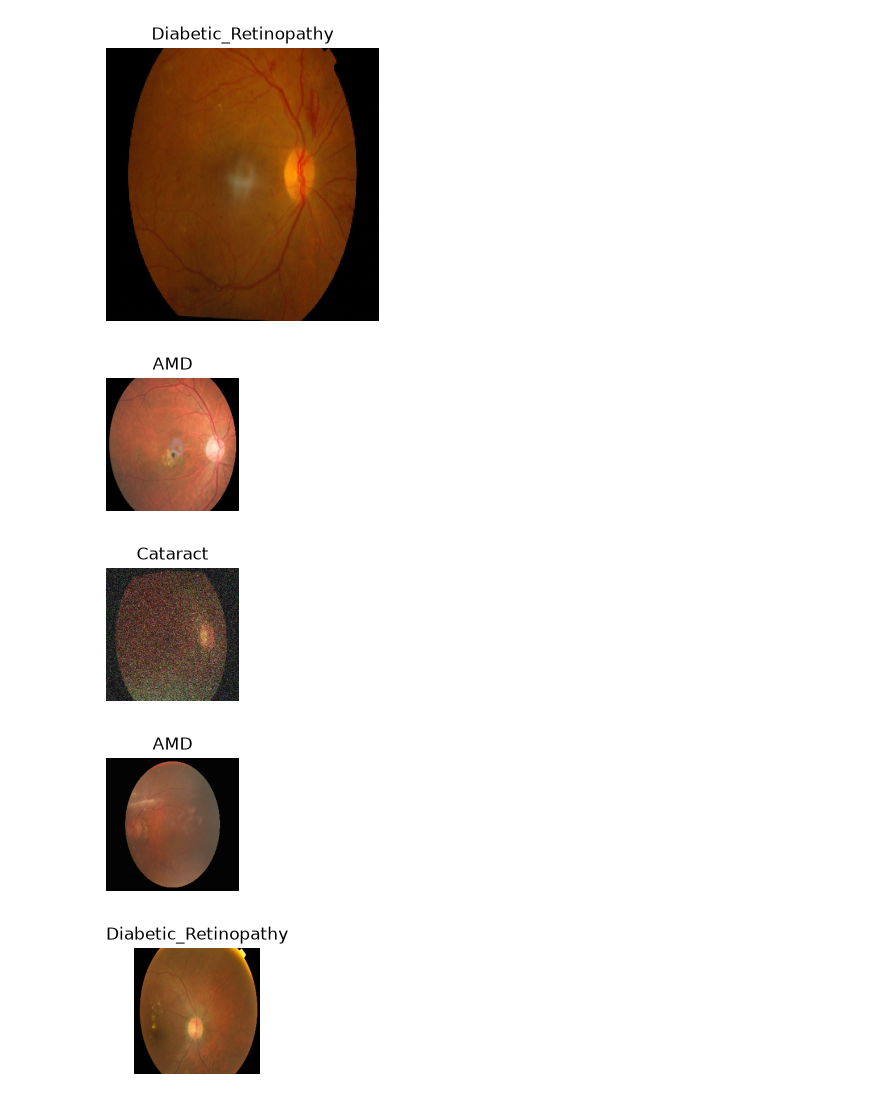
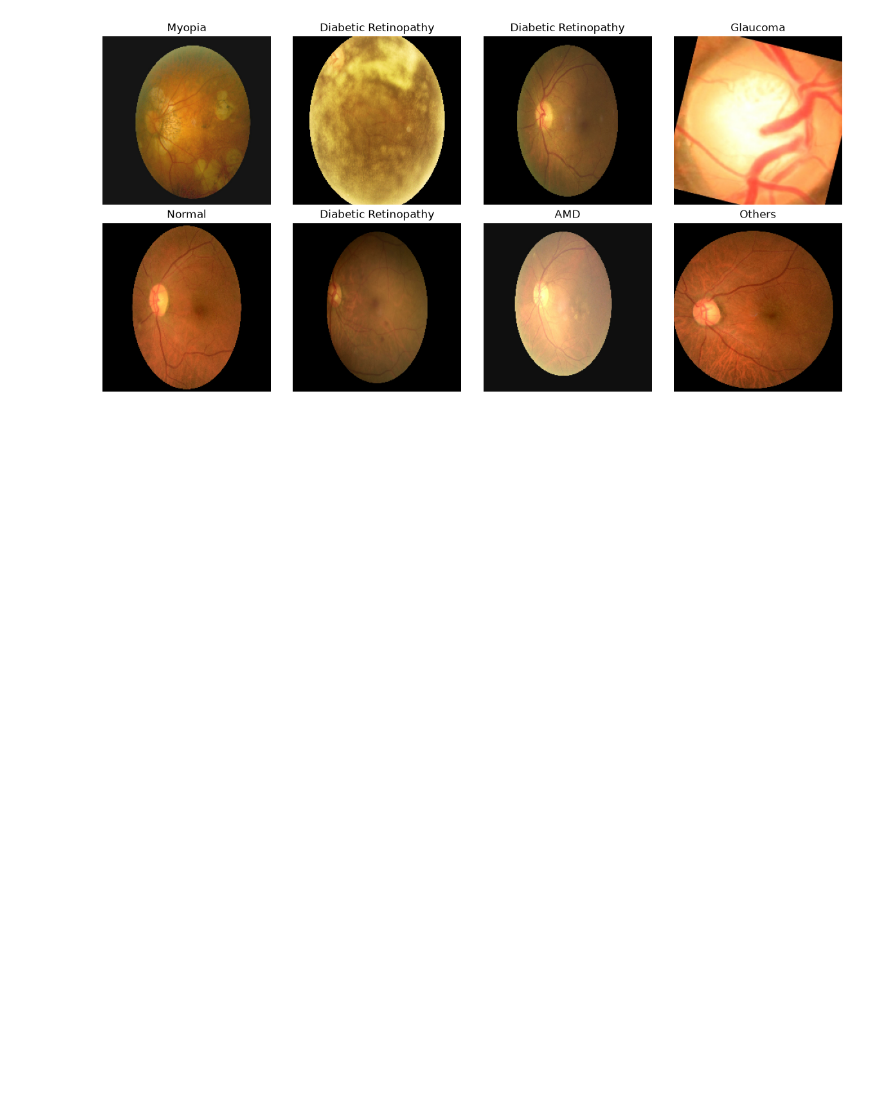
Before and after one commit to mahmoudshoip94/EyeDisease, a Jupyter notebook: models.ipynb, the cells around one changed output. Cells and saved outputs as stored; diff of their text form; code cells hidden in the pictures; blank space fills up the shorter version.

```diff
--- a/models.ipynb
+++ b/models.ipynb
@@ -265,38 +71,33 @@ Pixel maximum: 1.0
+# %%
+# =========================
+# Normalization layer (Rescaling)
+# =========================
+normalization_layer = layers.Rescaling(1./255)
+
+train_ds = train_ds.map(lambda x, y: (normalization_layer(x), y))
+val_ds   = val_ds.map(lambda x, y: (normalization_layer(x), y))
+test_ds  = test_ds.map(lambda x, y: (normalization_layer(x), y))
+
+# =========================
+# Performance tuning
+# =========================
+AUTOTUNE = tf.data.AUTOTUNE
+
+train_ds = train_ds.cache().shuffle(1000).prefetch(buffer_size=AUTOTUNE)
+val_ds   = val_ds.cache().prefetch(buffer_size=AUTOTUNE)
+test_ds  = test_ds.cache().prefetch(buffer_size=AUTOTUNE)
 # %%
-plt.figure(
-figsize=(12, 9)
-)
-
-num_images = min(
-12,
-images.shape[0]
-)
-
-for i in range(num_images):
-
-    ax = plt.subplot(
-        3,
-        4,
-        i + 1
-    )
-
-    plt.imshow(
-        images[i].numpy()
-    )
-
-    label = labels[i].numpy()
-
-    plt.title(
-        CLASS_NAMES[label]
-    )
-
-    plt.axis("off")
-
-    plt.tight_layout()
-    plt.show()
+# =========================
+# Show sample images
+# =========================
+plt.figure(figsize=(12, 6))
+for images, labels in train_ds.take(1):
+    for i in range(8):
+        ax = plt.subplot(2, 4, i + 1)
+        plt.imshow(images[i].numpy())
+        plt.title(class_names[labels[i]])
+        plt.axis("off")
+plt.tight_layout()
+plt.show()
 # %% [output]
-[figure, old version]
+[figure, new version]
-[figure, removed]
-[figure, removed]
-[figure, removed]
-[figure, removed]
```
Also changed, not shown: parts of 21 cells of this notebook.
